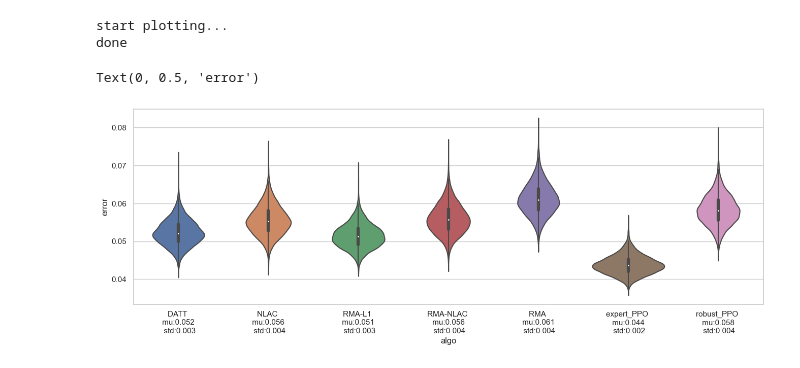
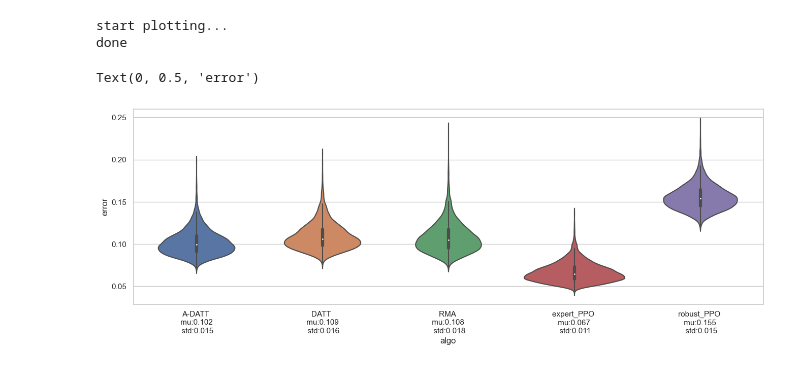
Before and after one commit to LeCAR-Lab/CoVO-MPC, a Jupyter notebook: quadjax/devel/plot.ipynb, the cells around one changed output. Cells and saved outputs as stored; diff of their text form; code cells hidden in the pictures.

```diff
--- a/quadjax/devel/plot.ipynb
+++ b/quadjax/devel/plot.ipynb
@@ -73,11 +73,11 @@ import seaborn as sns
 import pandas as pd
 
 # find all .pkl file in ../../results/init/
-os.chdir('../../results/NLAC/')
+os.chdir('../../results/RMA/')
 files = os.listdir()
 files = [f for f in files if f.endswith('.pkl')]
 files = [f for f in files if f.startswith('eval_err_pos')]
-files = [f for f in files if 'DR' not in f]
+files = [f for f in files if not 'DR' in f]
 # files = [f for f in files if (('sin' in f))]
 # files = [f for f in files if ('robust' not in f)]
 # files = [f for f in files if (('periodic' in f) or ('sin' in f) or ('drag' in f))]
@@ -104,31 +104,31 @@ for file in files:
     # append N and error to all_data
     all_data = pd.concat(
         [
             all_data,
             pd.DataFrame(
                 {
                     'algo': [f'{exp_name} \n mu:{np.mean(data):.3f} \n std:{np.std(data):.3f}']*len(data),
                     'error': data,
                     'mean': [np.mean(data)]*len(data),
                     'std': [np.std(data)]*len(data),
                 }
             )
         ]
     )
 
 # plot in a order from largest mean to smallest mean
 # all_data = all_data.sort_values(by=['mean'], ascending=False)
 sns.set_theme(style="whitegrid")
 fig, ax = plt.subplots(figsize=(16, 5))
 print('start plotting...')
 sns.violinplot(x='algo', y='error', data=all_data, ax=ax)
 # plot with y limit from 0 to 1
 # ax.set_ylim(0, 1)
 print('done')
 ax.set_xlabel('algo')
 ax.set_ylabel('error')
 # %% [output]
 start plotting...
 done
 Text(0, 0.5, 'error')
-[figure, old version]
+[figure, new version]
```
